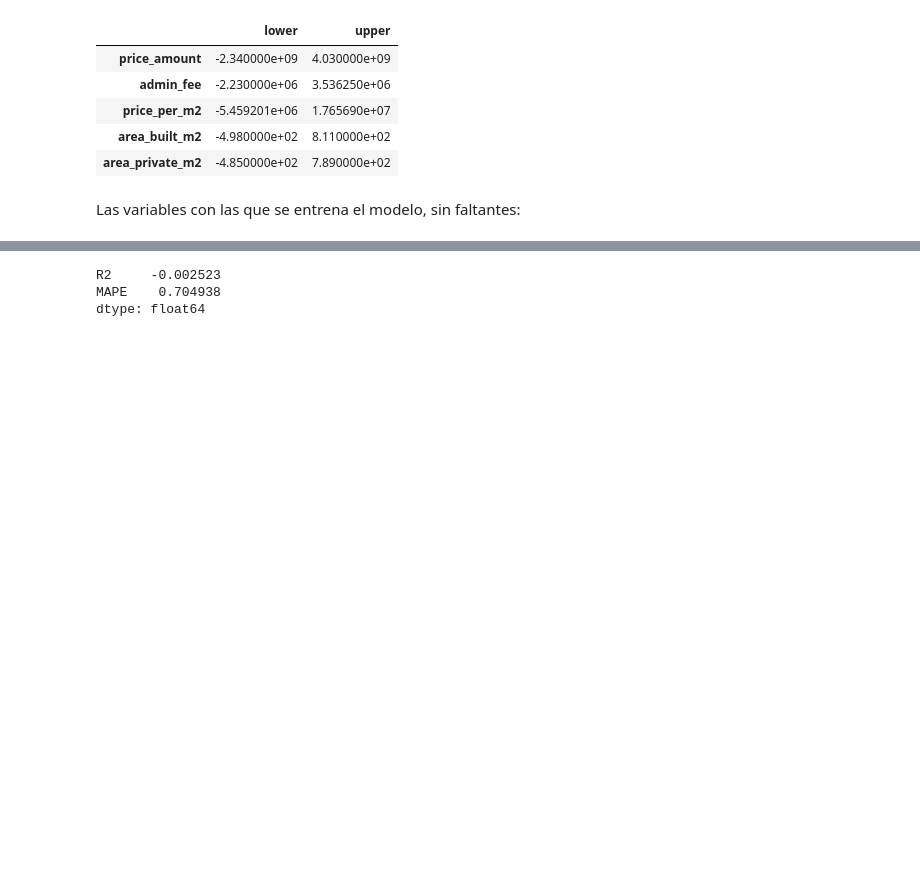
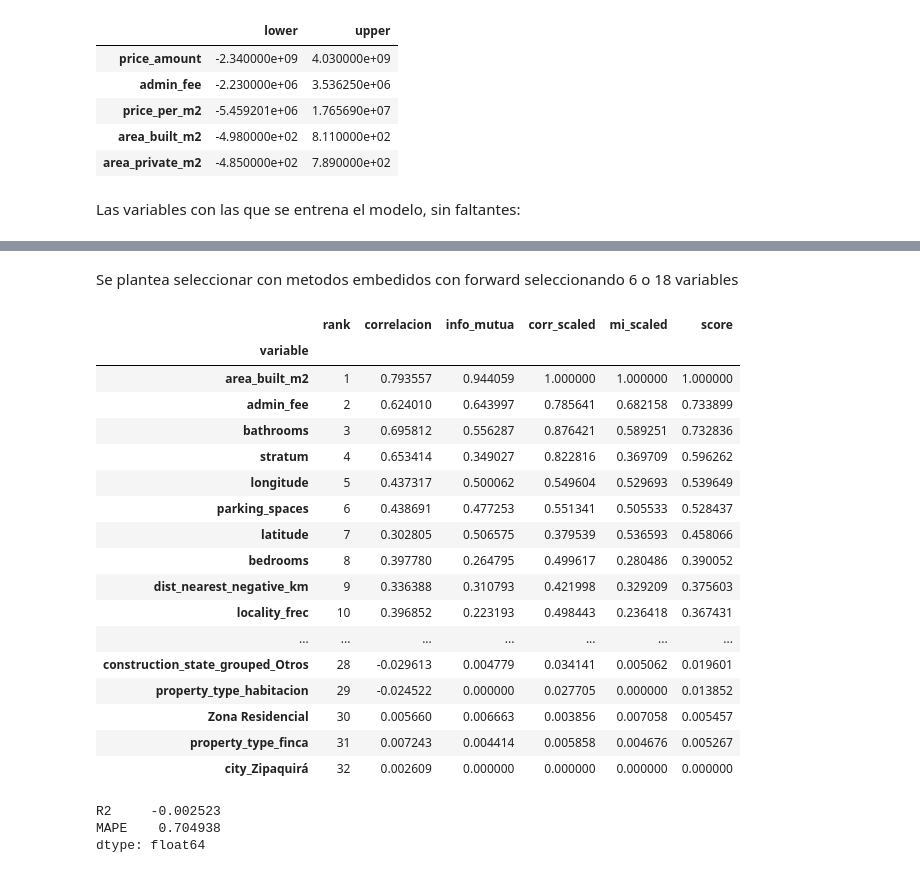
Before and after one commit to juanpablocarrillohortua/BART-trees-for-estimating-housing-prices-in-Bogot-, a Jupyter notebook: notebooks/BART_Trees.ipynb, the cells around one changed output, grey strips where cells are left out. Cells and saved outputs as stored; diff of their text form; code cells hidden in the pictures; blank space fills up the shorter version.

```diff
--- a/notebooks/BART_Trees.ipynb
+++ b/notebooks/BART_Trees.ipynb
@@ -829 +890,26 @@ features.columns, features.shape
+# %% [markdown]
+Se plantea seleccionar con metodos embedidos con forward seleccionando 6 o 18 variables
+# %%
+ranking = df_score.sort_values("score", ascending=False)
+ranking.insert(0, "rank", range(1, len(ranking) + 1))
+ranking
+# %% [output]
+|  | rank | correlacion | info_mutua | corr_scaled | mi_scaled | score |
+| variable |  |  |  |  |  |  |
+| area_built_m2 | 1 | 0.793557 | 0.944059 | 1.000000 | 1.000000 | 1.000000 |
+| admin_fee | 2 | 0.624010 | 0.643997 | 0.785641 | 0.682158 | 0.733899 |
+| bathrooms | 3 | 0.695812 | 0.556287 | 0.876421 | 0.589251 | 0.732836 |
+| stratum | 4 | 0.653414 | 0.349027 | 0.822816 | 0.369709 | 0.596262 |
+| longitude | 5 | 0.437317 | 0.500062 | 0.549604 | 0.529693 | 0.539649 |
+| parking_spaces | 6 | 0.438691 | 0.477253 | 0.551341 | 0.505533 | 0.528437 |
+| latitude | 7 | 0.302805 | 0.506575 | 0.379539 | 0.536593 | 0.458066 |
+| bedrooms | 8 | 0.397780 | 0.264795 | 0.499617 | 0.280486 | 0.390052 |
+| dist_nearest_negative_km | 9 | 0.336388 | 0.310793 | 0.421998 | 0.329209 | 0.375603 |
+| locality_frec | 10 | 0.396852 | 0.223193 | 0.498443 | 0.236418 | 0.367431 |
+| ... | ... | ... | ... | ... | ... | ... |
+| construction_state_grouped_Otros | 28 | -0.029613 | 0.004779 | 0.034141 | 0.005062 | 0.019601 |
+| property_type_habitacion | 29 | -0.024522 | 0.000000 | 0.027705 | 0.000000 | 0.013852 |
+| Zona Residencial | 30 | 0.005660 | 0.006663 | 0.003856 | 0.007058 | 0.005457 |
+| property_type_finca | 31 | 0.007243 | 0.004414 | 0.005858 | 0.004676 | 0.005267 |
+| city_Zipaquirá | 32 | 0.002609 | 0.000000 | 0.000000 | 0.000000 | 0.000000 |
 # %%
```
Also changed, not shown: parts of 23 cells of this notebook, 5 other files.
